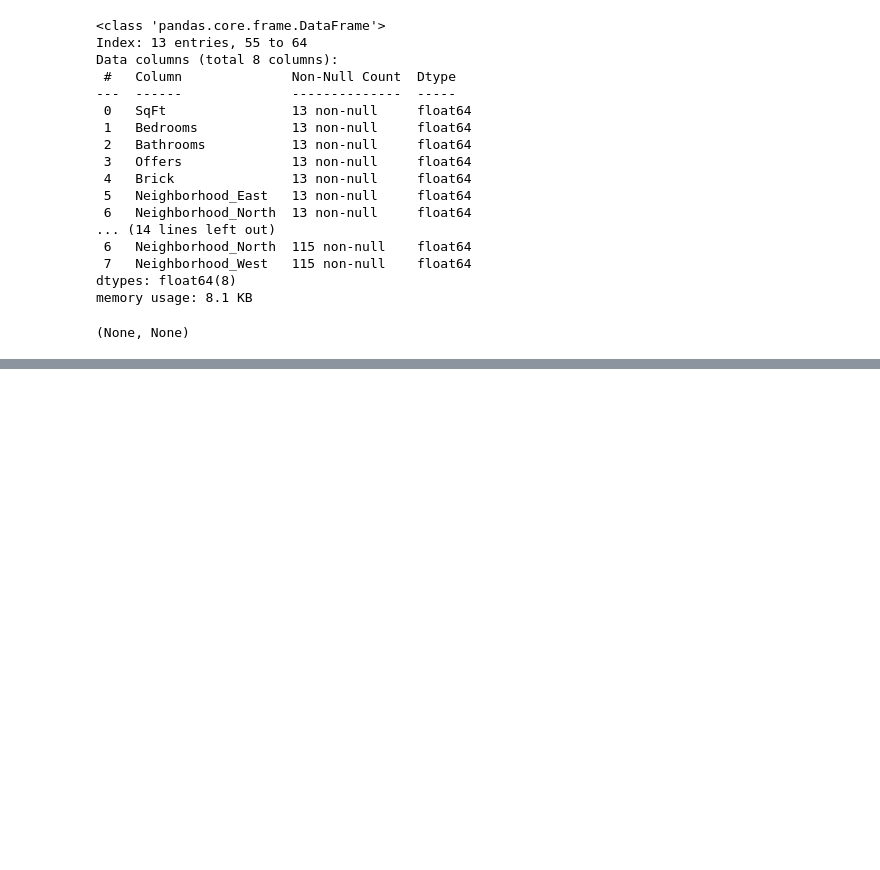
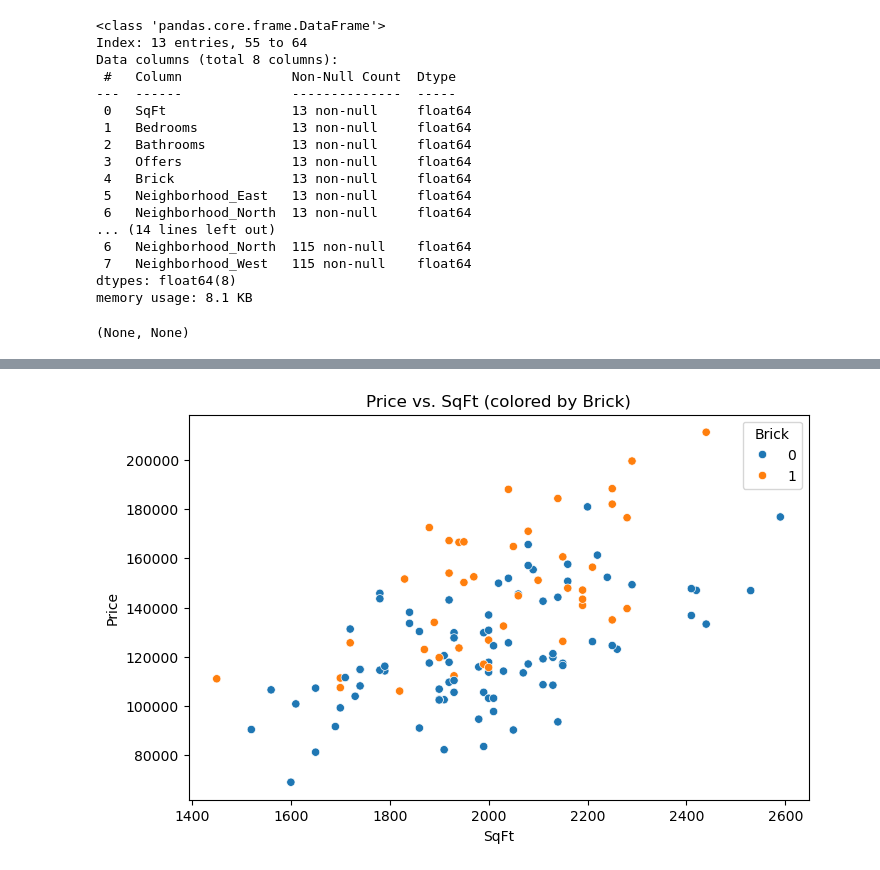
Before and after one commit to jeonharry/housing-price-predictor-LR, a Jupyter notebook: src/price_predictor.ipynb, the cells around one changed output, grey strips where cells are left out. Drawn from its saved outputs; the diff is of its cells as text; code cells hidden in the pictures; blank space fills up the shorter version.

```diff
--- a/src/price_predictor.ipynb
+++ b/src/price_predictor.ipynb
@@ -128,0 +182,9 @@ memory usage: 8.1 KB
+# %%
+#scatterPlot
+
+plt.figure(figsize=(8, 5))
+sns.scatterplot(x='SqFt', y='Price', hue='Brick', data=df)
+plt.title("Price vs. SqFt (colored by Brick)")
+plt.show()
+# %% [output]
+[figure, added]
```
Also changed, not shown: parts of 4 cells of this notebook.
